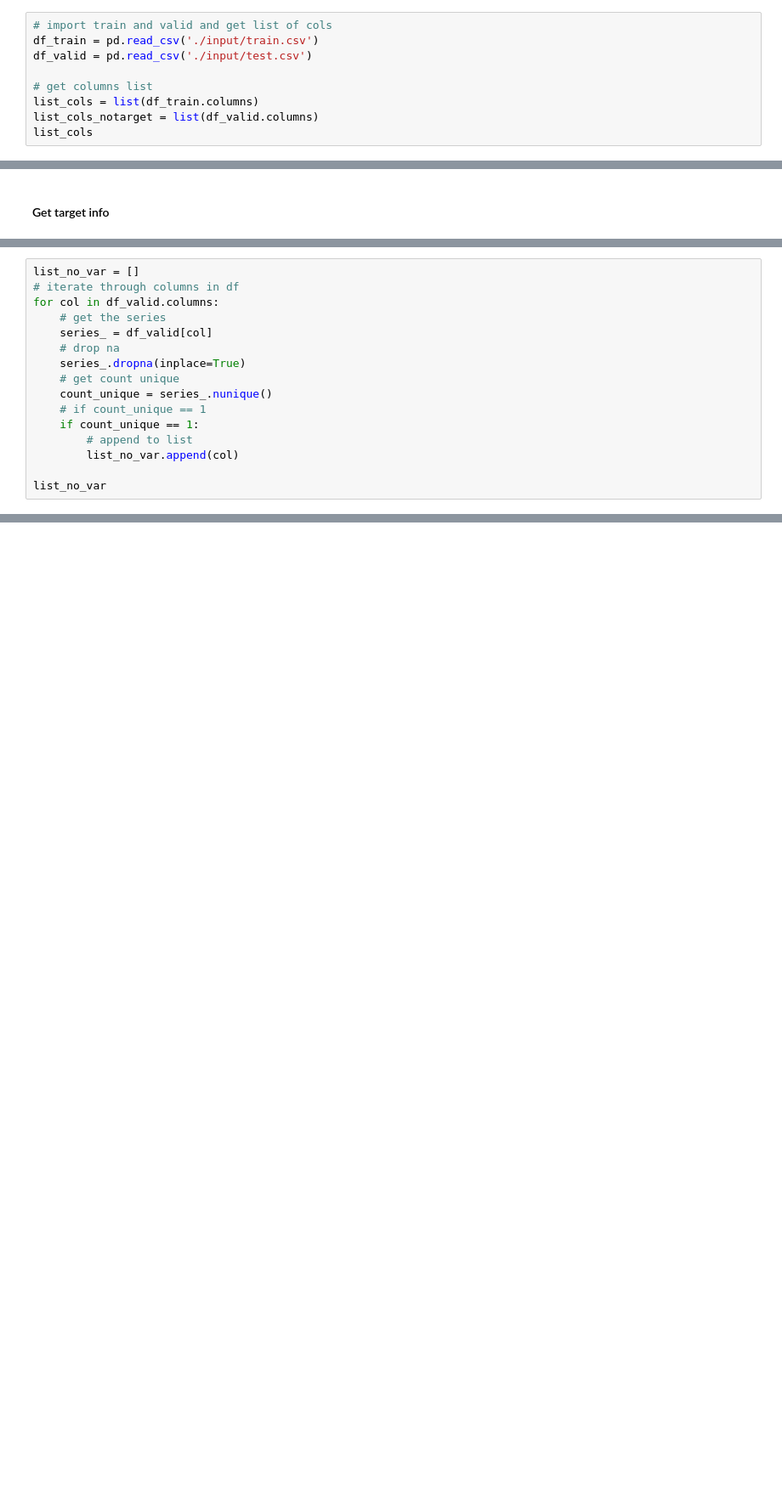
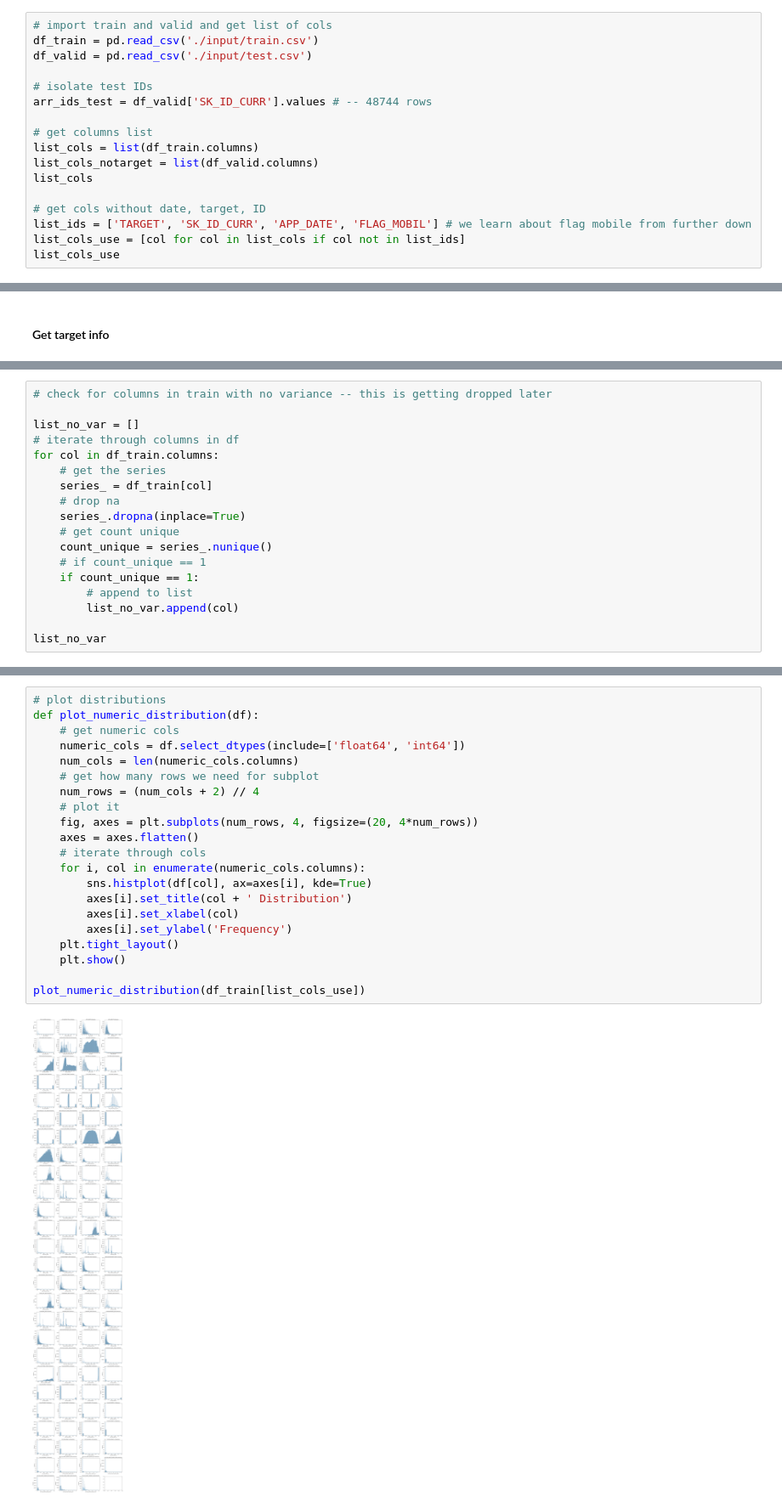
Before and after one commit to jqiu7610/20240504_home_credit_default_risk, a Jupyter notebook: notebook.ipynb, the cells around one changed output, grey strips where cells are left out. Shown at 85% size. Saved outputs shown, nothing was run; the diff lists cells and outputs as text; blank space fills up the shorter version.

```diff
--- a/notebook.ipynb
+++ b/notebook.ipynb
@@ -23,8 +28,16 @@ except:
 df_train = pd.read_csv('./input/train.csv')
 df_valid = pd.read_csv('./input/test.csv')
 
+# isolate test IDs
+arr_ids_test = df_valid['SK_ID_CURR'].values # -- 48744 rows
+
 # get columns list
 list_cols = list(df_train.columns)
 list_cols_notarget = list(df_valid.columns)
 list_cols
+
+# get cols without date, target, ID
+list_ids = ['TARGET', 'SK_ID_CURR', 'APP_DATE', 'FLAG_MOBIL'] # we learn about flag mobile from further down
+list_cols_use = [col for col in list_cols if col not in list_ids]
+list_cols_use
 # %% [output]
@@ -382,9 +359,11 @@ plot_target(ser_target=df_train['TARGET'])
 # %%
+# check for columns in train with no variance -- this is getting dropped later
+
 list_no_var = []
 # iterate through columns in df
-for col in df_valid.columns:
+for col in df_train.columns:
 	# get the series
-	series_ = df_valid[col]
+	series_ = df_train[col]
 	# drop na
 	series_.dropna(inplace=True)
 	# get count unique
@@ -409,0 +407,23 @@ list_no_var
+# %%
+# plot distributions
+def plot_numeric_distribution(df):
+    # get numeric cols
+    numeric_cols = df.select_dtypes(include=['float64', 'int64'])
+    num_cols = len(numeric_cols.columns)
+    # get how many rows we need for subplot
+    num_rows = (num_cols + 2) // 4
+    # plot it
+    fig, axes = plt.subplots(num_rows, 4, figsize=(20, 4*num_rows))
+    axes = axes.flatten()
+    # iterate through cols
+    for i, col in enumerate(numeric_cols.columns):
+        sns.histplot(df[col], ax=axes[i], kde=True)
+        axes[i].set_title(col + ' Distribution')
+        axes[i].set_xlabel(col)
+        axes[i].set_ylabel('Frequency')
+    plt.tight_layout()
+    plt.show()
+
+plot_numeric_distribution(df_train[list_cols_use])
+# %% [output]
+[figure, added]
```
Also changed, not shown: parts of 48 cells of this notebook, 39 other files.
